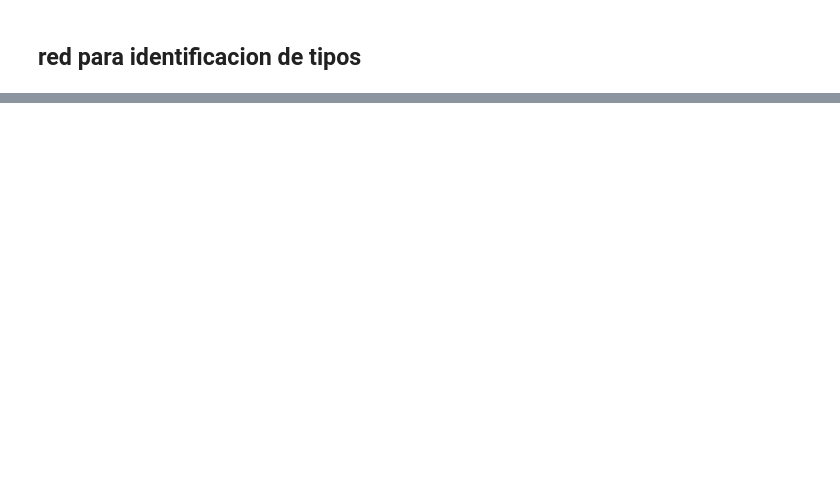
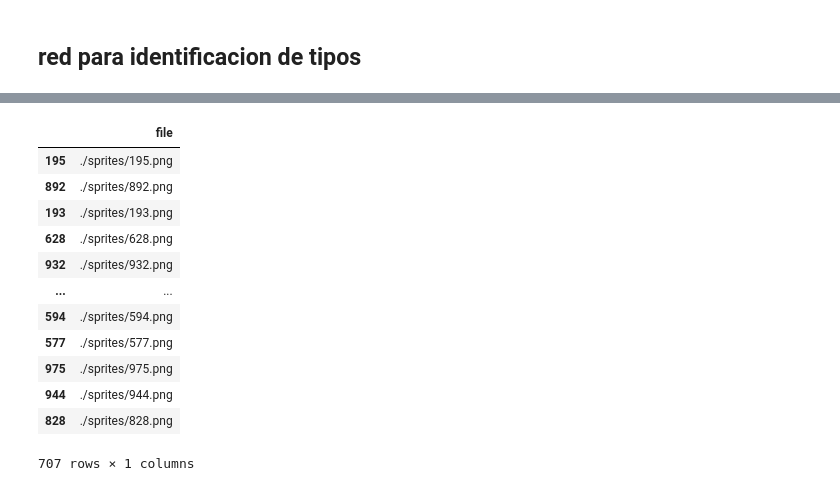
Before and after one commit to nick-kano/proyectoRedesNeuronales, a Jupyter notebook: Proyecto Redes Neuronales.ipynb, the cells around one changed output, grey strips where cells are left out. Saved outputs shown, nothing was run; the diff lists cells and outputs as text; code cells hidden in the pictures; blank space fills up the shorter version.

```diff
--- a/Proyecto Redes Neuronales.ipynb
+++ b/Proyecto Redes Neuronales.ipynb
@@ -354,0 +358,16 @@ Y2
+# %%
+entTipoX
+# %% [output]
+|  | file |
+| 195 | ./sprites/195.png |
+| 892 | ./sprites/892.png |
+| 193 | ./sprites/193.png |
+| 628 | ./sprites/628.png |
+| 932 | ./sprites/932.png |
+| ... | ... |
+| 594 | ./sprites/594.png |
+| 577 | ./sprites/577.png |
+| 975 | ./sprites/975.png |
+| 944 | ./sprites/944.png |
+| 828 | ./sprites/828.png |
+707 rows × 1 columns
```
Also changed, not shown: parts of 16 cells of this notebook, 1 other file.
